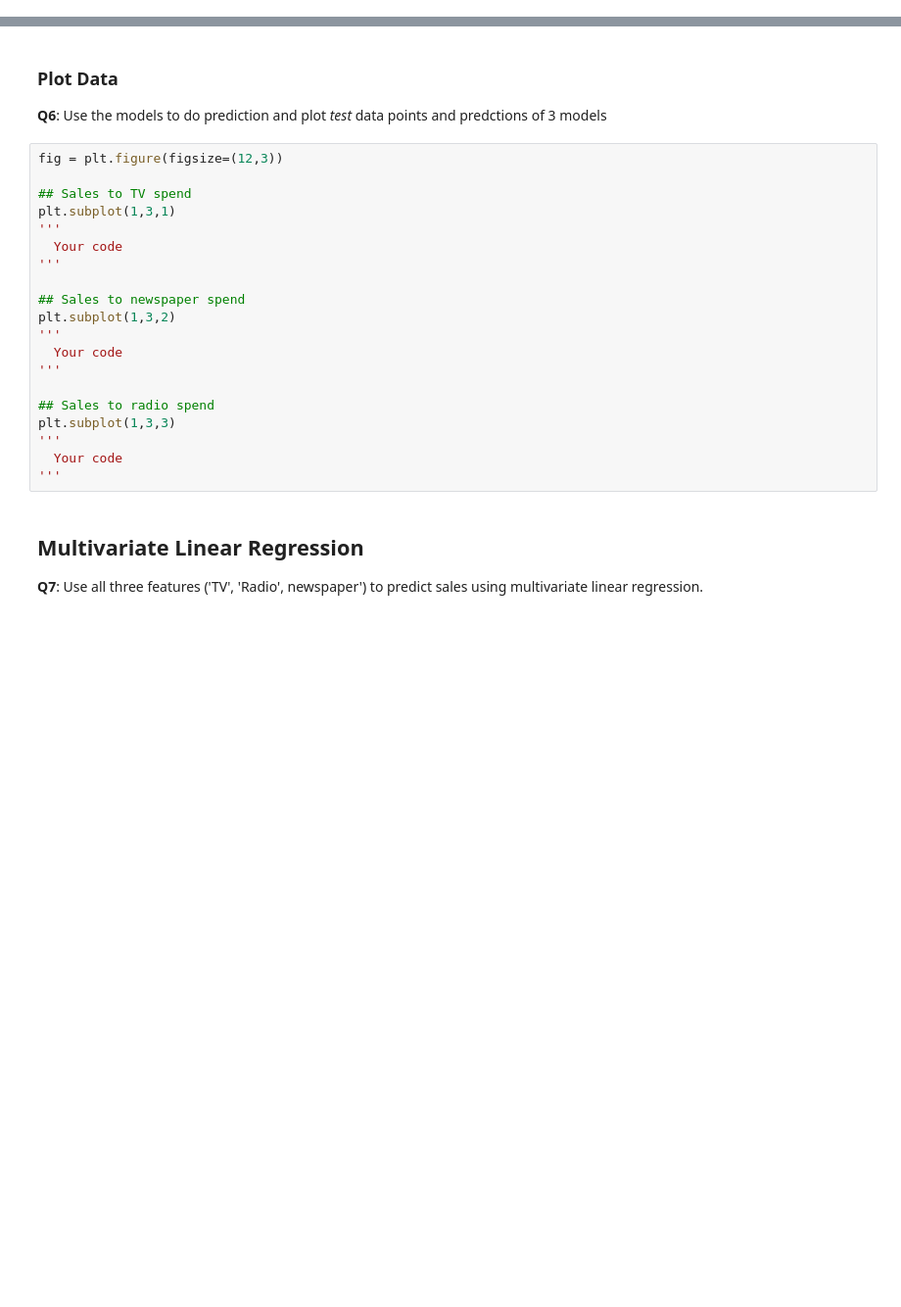
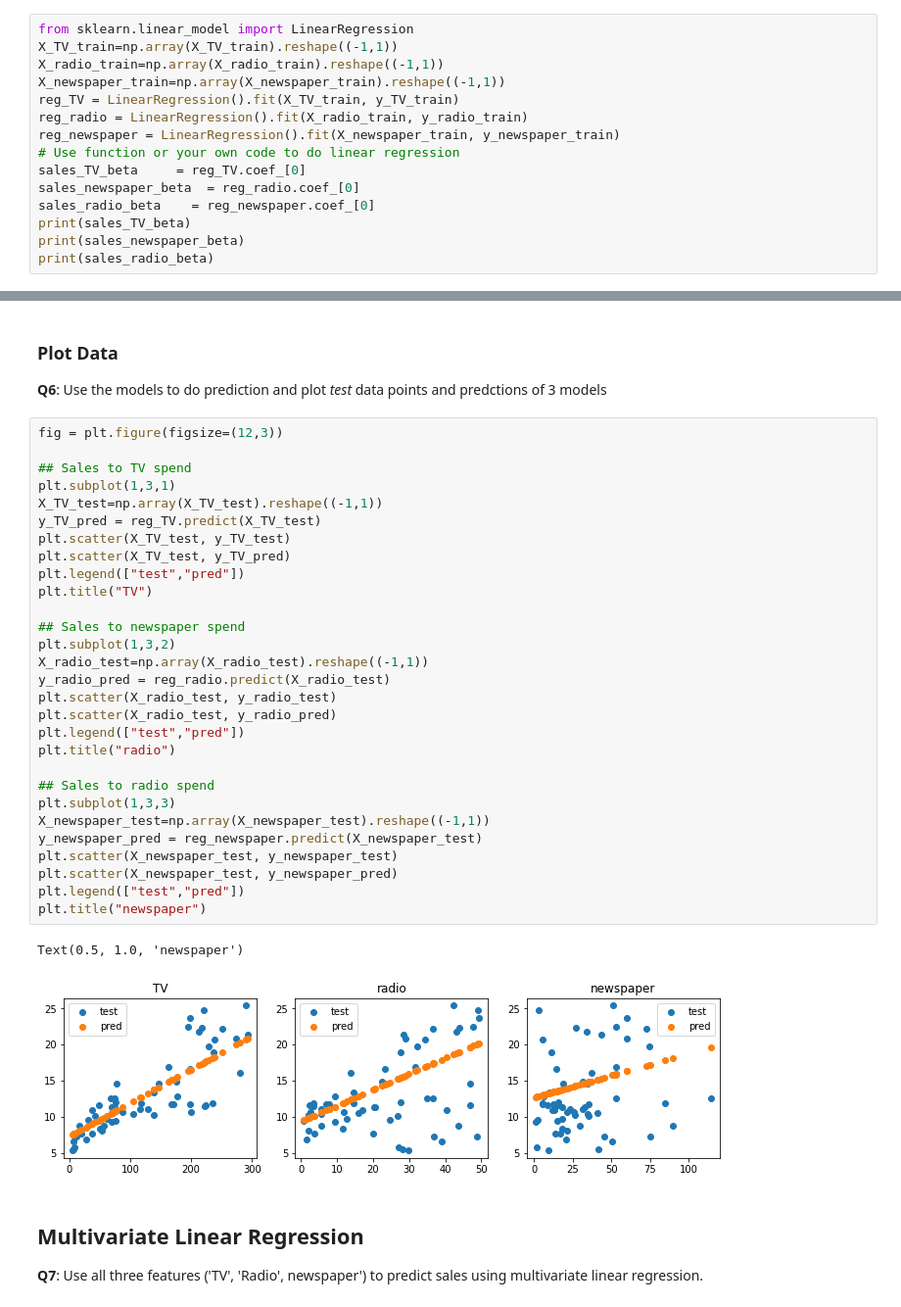
Before and after one commit to yeb2Binfang/ECE-GY-9163-ML-cyber, a Jupyter notebook: Lab/MLSec_Lab0.ipynb, the cells around one changed output, grey strips where cells are left out. Shown at 98% size. Cells and saved outputs as stored; diff of their text form; blank space fills up the shorter version.

```diff
--- a/Lab/MLSec_Lab0.ipynb
+++ b/Lab/MLSec_Lab0.ipynb
@@ -96,0 +120,15 @@ sales_radio_beta    = #
+# %%
+from sklearn.linear_model import LinearRegression
+X_TV_train=np.array(X_TV_train).reshape((-1,1))
+X_radio_train=np.array(X_radio_train).reshape((-1,1))
+X_newspaper_train=np.array(X_newspaper_train).reshape((-1,1))
+reg_TV = LinearRegression().fit(X_TV_train, y_TV_train)
+reg_radio = LinearRegression().fit(X_radio_train, y_radio_train)
+reg_newspaper = LinearRegression().fit(X_newspaper_train, y_newspaper_train)
+# Use function or your own code to do linear regression
+sales_TV_beta     = reg_TV.coef_[0]
+sales_newspaper_beta  = reg_radio.coef_[0]
+sales_radio_beta    = reg_newspaper.coef_[0]
+print(sales_TV_beta)
+print(sales_newspaper_beta)
+print(sales_radio_beta)
@@ -98,26 +140,38 @@ sales_radio_beta    = #
 ### Plot Data
 
 **Q6**: Use the models to do prediction and plot *test* data points and predctions of 3 models
-# %%
-fig = plt.figure(figsize=(12,3))
-
-## Sales to TV spend
-plt.subplot(1,3,1)
-'''
-  Your code
-'''
-
-## Sales to newspaper spend
-plt.subplot(1,3,2)
-'''
-  Your code
-'''
-
-## Sales to radio spend
-plt.subplot(1,3,3)
-'''
-  Your code
-'''
+# %%
+fig = plt.figure(figsize=(12,3))
+
+## Sales to TV spend
+plt.subplot(1,3,1)
+X_TV_test=np.array(X_TV_test).reshape((-1,1))
+y_TV_pred = reg_TV.predict(X_TV_test)
+plt.scatter(X_TV_test, y_TV_test)
+plt.scatter(X_TV_test, y_TV_pred)
+plt.legend(["test","pred"])
+plt.title("TV")
+
+## Sales to newspaper spend
+plt.subplot(1,3,2)
+X_radio_test=np.array(X_radio_test).reshape((-1,1))
+y_radio_pred = reg_radio.predict(X_radio_test)
+plt.scatter(X_radio_test, y_radio_test)
+plt.scatter(X_radio_test, y_radio_pred)
+plt.legend(["test","pred"])
+plt.title("radio")
+
+## Sales to radio spend
+plt.subplot(1,3,3)
+X_newspaper_test=np.array(X_newspaper_test).reshape((-1,1))
+y_newspaper_pred = reg_newspaper.predict(X_newspaper_test)
+plt.scatter(X_newspaper_test, y_newspaper_test)
+plt.scatter(X_newspaper_test, y_newspaper_pred)
+plt.legend(["test","pred"])
+plt.title("newspaper")
+# %% [output]
+Text(0.5, 1.0, 'newspaper')
+[figure, added]
 # %% [markdown]
 ## Multivariate Linear Regression
 
```
Also changed, not shown: parts of 13 cells of this notebook.
